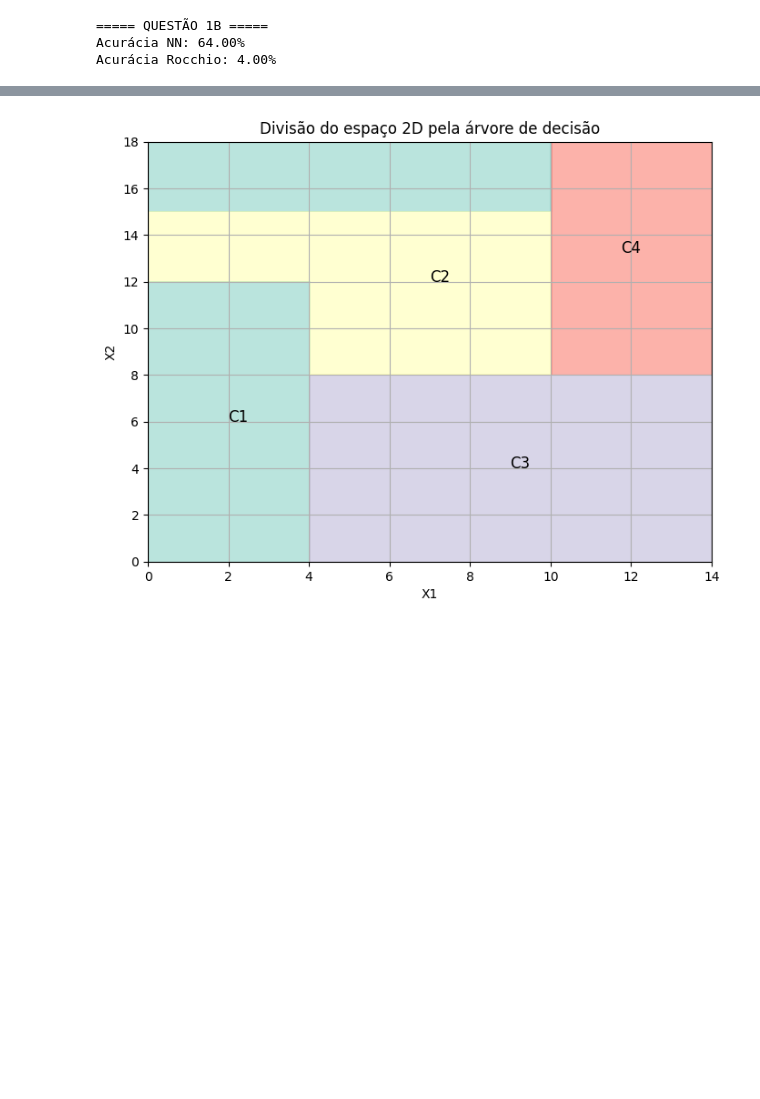
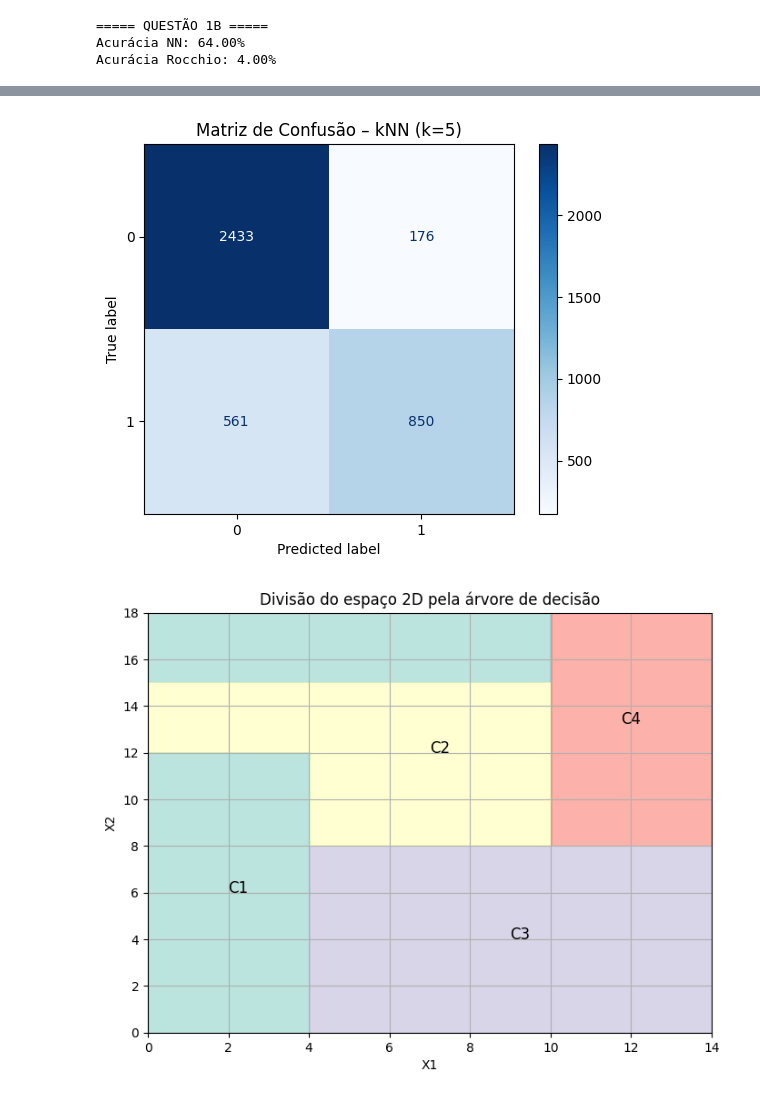
Before and after one commit to guxtaavo/data_mining_work, a Jupyter notebook: app.ipynb, the cells around one changed output, grey strips where cells are left out. Cells and saved outputs as stored; diff of their text form; code cells hidden in the pictures; blank space fills up the shorter version.

```diff
--- a/app.ipynb
+++ b/app.ipynb
@@ -309,23 +309,97 @@ Acurácia NN (scikit-learn): 83.41708542713567
 # %%
 # Questão 4
 # A)
+import matplotlib.pyplot as plt
 
 magic_data_path = pathlib.Path().absolute() / 'db' / 'magic_gamma_telescope' / 'magic04.data'
-# magic_names_path = pathlib.Path().absolute() / 'db' / 'magic_gamma_telescope' / 'magic04.names'
 
 df = pd.read_csv(magic_data_path, header=None)
 
-# Separando atributos e rótulos
-X = df.iloc[:, :-1].values
-y = df.iloc[:, -1].values
+# df.describe()
 
-# Converter rótulos para 0 ou 1
-classes = pd.Series(y).value_counts()
-minority_label = classes.idxmin()
+X = df.iloc[:, :-1]
+y = df.iloc[:, [10]] # label
+
+# embaralhar
+rng = np.random.RandomState(42)
+index = rng.permutation(len(X))
+
+X = X.iloc[index].reset_index(drop=True)
+y = y.iloc[index].reset_index(drop=True)
+
+# split
+X_test = X.iloc[:4020].reset_index(drop=True)
+y_test = y.iloc[:4020].reset_index(drop=True)
+
+X_15 = X.iloc[4020:].reset_index(drop=True)
+y_15 = y.iloc[4020:].reset_index(drop=True)
+
+from sklearn.model_selection import StratifiedKFold, GridSearchCV
+from sklearn.neighbors import KNeighborsClassifier
+from sklearn import metrics
+
+# classe minoritária
+minority_label = y_15.value_counts().idxmin()
 # print(minority_label)
 
-y = (y == minority_label).astype(int)
+# scorer F1 para classe minoritária sendo o label positivo
+f1_min = metrics.make_scorer(metrics.f1_score, pos_label=minority_label[0])
+# 3-fold
+three_fold = StratifiedKFold(n_splits=3, shuffle=True, random_state=42)
 
-print("Contagem de classes:\n", pd.Series(y).value_counts())
-print("Classe positiva (minoritária) =", minority_label)
+param_grid = {"n_neighbors": list(range(1,10))}
+
+best_ks = []
+f1_folds = []
+
+for train_idx, val_idx in three_fold.split(X_15, y_15):
+    X_train = X_15.iloc[train_idx]
+    y_train = y_15.iloc[train_idx]
+
+    X_val = X_15.iloc[val_idx]
+    y_val = y_15.iloc[val_idx]
+
+    knn = KNeighborsClassifier()
+
+    gscv = GridSearchCV(knn, param_grid, scoring=f1_min, cv=3)
+    gscv.fit(X_train, y_train)
+
+    best_k = gscv.best_params_["n_neighbors"]
+    best_ks.append(best_k)
+
+    model = KNeighborsClassifier(n_neighbors=best_k)
+    model.fit(X_train, y_train)
+
+    y_pred = model.predict(X_val)
+    f1 = metrics.f1_score(y_val, y_pred, pos_label=minority_label[0])
+    f1_folds.append(f1)
+
+# escolhe o melhor k
+final_k = max(set(best_ks), key=best_ks.count)
+
+# treino final com as 15k
+final_model = KNeighborsClassifier(n_neighbors=final_k)
+final_model.fit(X_15, y_15)
+
+# avaliação no conjunto de teste
+y_test = y_test.iloc[:, 0]
+y_pred_test = final_model.predict(X_test)
+
+acc = metrics.accuracy_score(y_test, y_pred_test)
+prec = metrics.precision_score(y_test, y_pred_test, pos_label=minority_label[0])
+rec = metrics.recall_score(y_test, y_pred_test, pos_label=minority_label[0])
+f1 = metrics.f1_score(y_test, y_pred_test, pos_label=minority_label[0])
+cm = metrics.confusion_matrix(y_test, y_pred_test)
+
+print("k final:", final_k)
+print("Acurácia:", acc)
+print("Precisão:", prec)
+print("Recall:", rec)
+print("F1:", f1)
+# print("Matriz de confusão:\n", cm)
+
+matrix = metrics.ConfusionMatrixDisplay(confusion_matrix=cm)
+matrix.plot(cmap="Blues")
+plt.title("Matriz de Confusão – kNN (k={})".format(final_k))
+plt.show()
 # %% [output]
@@ -337,3 +411,4 @@ Classe positiva (minoritária) = h
+[figure, added]
 # %%
 # Questão 4
 # B)
```
Also changed, not shown: parts of 6 cells of this notebook.
